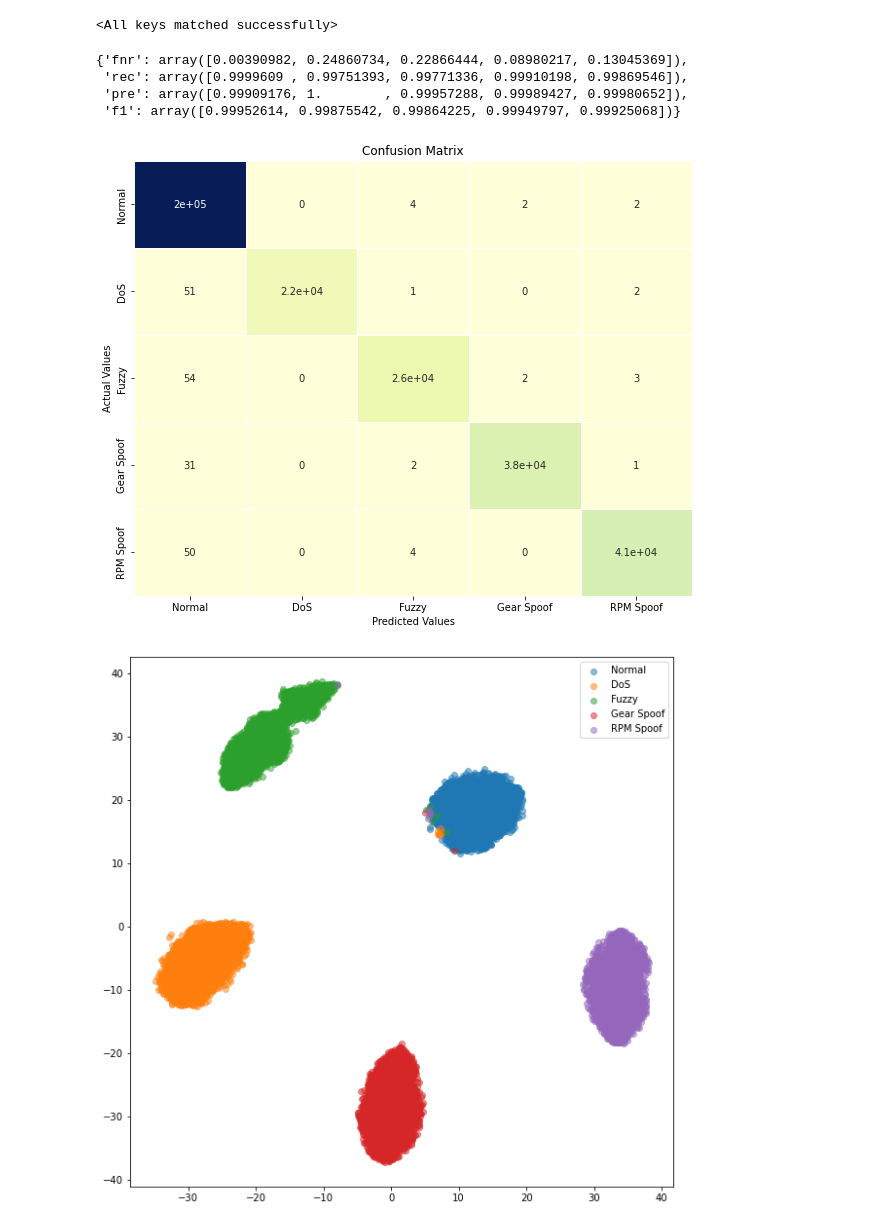
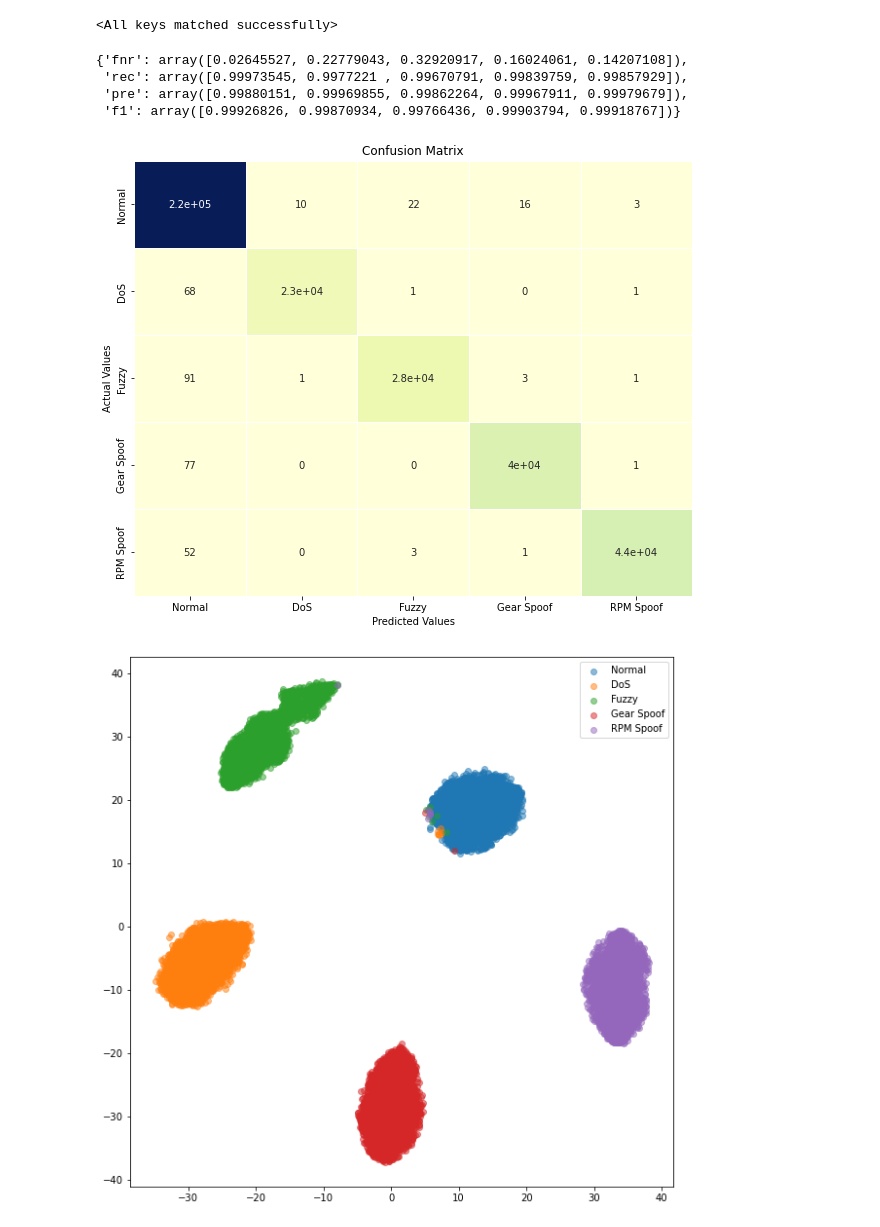
Before and after one commit to htn274/CAN-SupCon-IDS, a Jupyter notebook: notebooks/Test.ipynb, the cells around one changed output. Saved outputs shown, nothing was run; the diff lists cells and outputs as text; code cells hidden in the pictures.

Commit message:
add wavelet type

```diff
--- a/notebooks/Test.ipynb
+++ b/notebooks/Test.ipynb
@@ -15,9 +17,21 @@ from sklearn.manifold import TSNE
+# %%
+wavelet_name = 'gaus1'
+with open(f'../configs/{wavelet_name}.yaml') as file:
+        cfg = yaml.safe_load(file)
+
+data_dir = Path(f"../{cfg['dataset']['path']}") / wavelet_name / str(cfg['dataset']['id'])
+transform = transforms.Normalize(cfg['dataset']['mean'], cfg['dataset']['std'])
 # %%
 train_dataset = CANDataset(
-    root_dir='../../Data/TFrecord_w29_s15/1/',
-    window_size=29, is_train=True)
+    root_dir=data_dir, is_train=True, transform=transform)
 # train_dataset.total_size = 1000
 train_sampler = None
 train_loader = torch.utils.data.DataLoader(
     train_dataset, batch_size=256, shuffle=False,
     num_workers=2, pin_memory=True, sampler=train_sampler)
+
+val_dataset = CANDataset(
+    root_dir=data_dir, is_train=False, transform=transform)
+val_loader = torch.utils.data.DataLoader(
+    val_dataset, batch_size=2048, shuffle=False,
+    num_workers=8, pin_memory=True, sampler=None)
@@ -39,7 +46,7 @@ from networks.resnet_big import SupCEResNet
 # baseline_model = BaselineCNNClassifier(n_classes=5)
 baseline_model = SupCEResNet(num_classes=5)
 # %%
-model_path = '../save/smallresnet18.ce1_gamma0_lr0.001_bs256_50epochs_051822_100142_cosine/models/ckpt_epoch_50.pth'
+model_path = '../save/mexh_resnet181_gamma0_lr0.001_bs256_50epochs_082322_103020_cosine/models/ckpt_epoch_50.pth'
 ckpt = torch.load(model_path)
 state_dict = ckpt['model']
 baseline_model.load_state_dict(state_dict=ckpt['model'])
@@ -49,7 +56,7 @@ baseline_model.load_state_dict(state_dict=ckpt['model'])
 import numpy as np
 total_pred = np.empty(shape=(0), dtype=int)
 total_label = np.empty(shape=(0), dtype=int)
-total_embs = np.empty(shape=(0, 128), dtype=float)
+# total_embs = np.empty(shape=(0, 128), dtype=float)
 
 baseline_model = baseline_model.cuda()
 baseline_model.eval()
@@ -61,7 +68,7 @@ with torch.no_grad():
         _, pred = outputs.topk(1, 1, True, True)
         pred = pred.t().cpu().numpy().squeeze(0)
         embs = embs.cpu().numpy()
-        total_embs = np.concatenate((total_embs, embs), axis=0)
+        # total_embs = np.concatenate((total_embs, embs), axis=0)
         total_pred = np.concatenate((total_pred, pred), axis=0)
         total_label = np.concatenate((total_label, labels), axis=0)
 # %%
@@ -69,16 +76,17 @@ from utils import cal_metric, draw_confusion_matrix
 cm, results = cal_metric(total_label, total_pred)
 results
 # %% [output]
-{'fnr': array([0.00390982, 0.24860734, 0.22866444, 0.08980217, 0.13045369]),
- 'rec': array([0.9999609 , 0.99751393, 0.99771336, 0.99910198, 0.99869546]),
- 'pre': array([0.99909176, 1.        , 0.99957288, 0.99989427, 0.99980652]),
- 'f1': array([0.99952614, 0.99875542, 0.99864225, 0.99949797, 0.99925068])}
+{'fnr': array([0.02645527, 0.22779043, 0.32920917, 0.16024061, 0.14207108]),
+ 'rec': array([0.99973545, 0.9977221 , 0.99670791, 0.99839759, 0.99857929]),
+ 'pre': array([0.99880151, 0.99969855, 0.99862264, 0.99967911, 0.99979679]),
+ 'f1': array([0.99926826, 0.99870934, 0.99766436, 0.99903794, 0.99918767])}
 # %%
 classes = ['Normal', 'DoS', 'Fuzzy', 'Gear Spoof', 'RPM Spoof']
 # %%
-draw_confusion_matrix(cm, classes, save_dir='../figures/confusion_matrix_ce.png')
+from utils import draw_confusion_matrix
+draw_confusion_matrix(cm, classes, save_dir=None)
 # %% [output]
-[figure, old version]
+[figure, new version]
 # %%
 classes = ['Normal', 'DoS', 'Fuzzy', 'gear', 'RPM']
 colors = ['#1f77b4', '#ff7f0e', '#2ca02c', '#d62728','#9467bd',]
```
Also changed, not shown: parts of 2 cells of this notebook, 1 other file.
